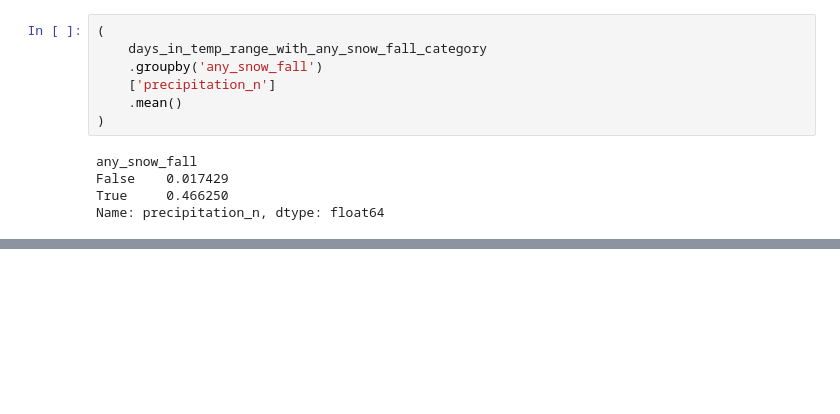
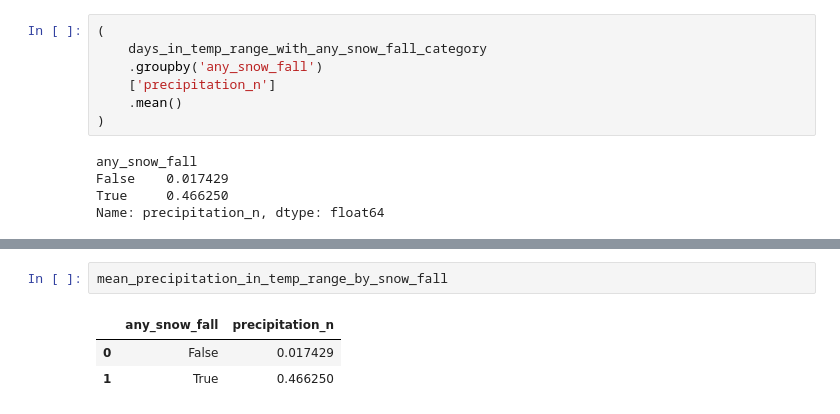
Before and after one commit to dlevine01/urban-data-analysis-course, a Jupyter notebook: Notebooks/5-3-data-processing-in-multiple-steps.ipynb, the cells around one changed output, grey strips where cells are left out. Saved outputs shown, nothing was run; the diff lists cells and outputs as text; blank space fills up the shorter version.

```diff
--- a/Notebooks/5-3-data-processing-in-multiple-steps.ipynb
+++ b/Notebooks/5-3-data-processing-in-multiple-steps.ipynb
@@ -134,0 +144,6 @@ Name: precipitation_n, dtype: float64
+# %%
+mean_precipitation_in_temp_range_by_snow_fall
+# %% [output]
+|  | any_snow_fall | precipitation_n |
+| 0 | False | 0.017429 |
+| 1 | True | 0.466250 |
```
Also changed, not shown: parts of 4 cells of this notebook.
